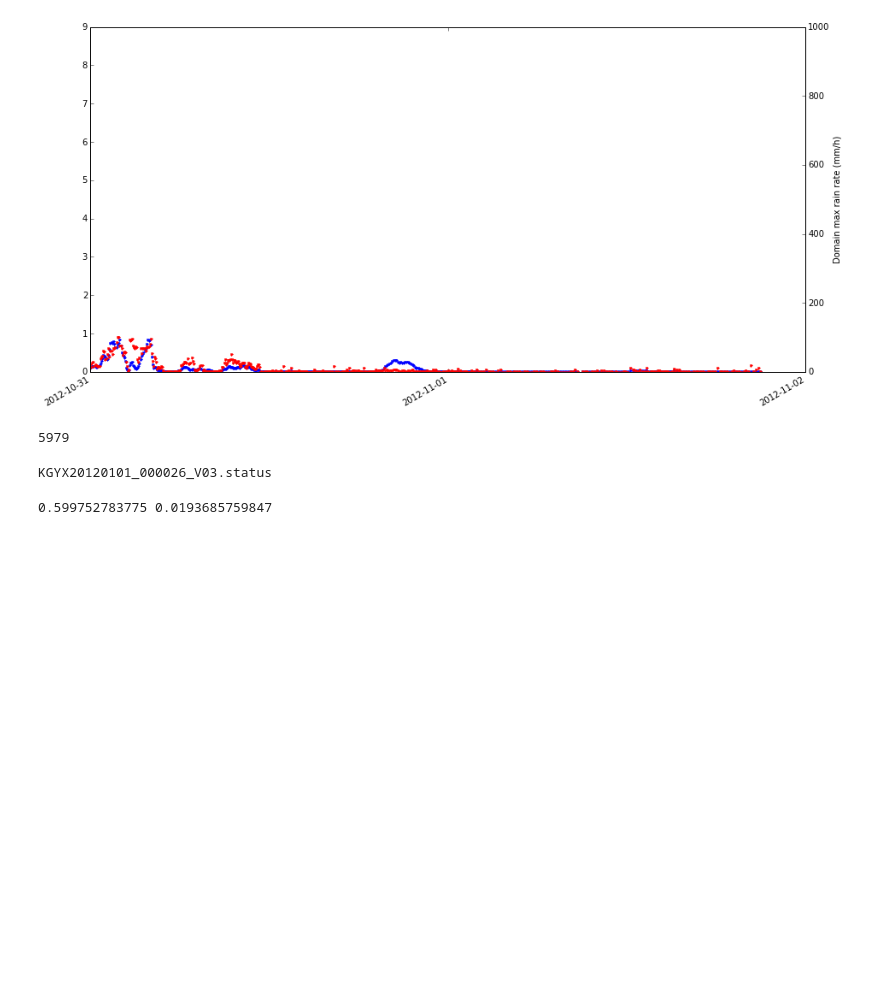
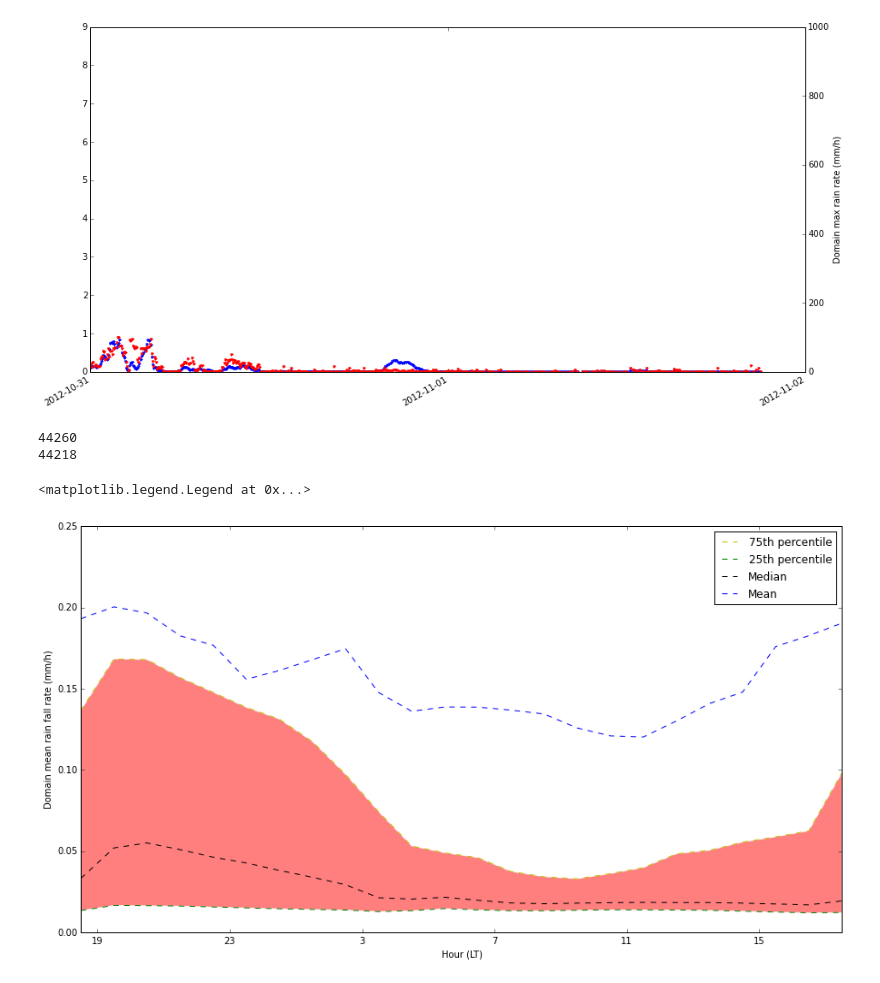
Before and after one commit to EVS-ATMOS/high_resolution_hydrology, a Jupyter notebook: notebooks/maine_2012_analysis.ipynb, the cells around one changed output. Cells and saved outputs as stored; diff of their text form; code cells hidden in the pictures; blank space fills up the shorter version.

```diff
--- a/notebooks/maine_2012_analysis.ipynb
+++ b/notebooks/maine_2012_analysis.ipynb
@@ -131,11 +133,3 @@ plt.xlim([mdates.date2num(datetime.datetime(2012,10,31)), mdates.date2num(dateti
 # %% [output]
 (734807.0, 734809.0)
 [figure]
-# %%
-print(len(all_files))
-# %% [output]
-5979
-# %%
-print(all_files[0])
-# %% [output]
-KGYX20120101_000026_V03.status
@@ -144,4 +136,6 @@ meg='KGYX20120223_020527_V030.599752783775 0.0193685759847'
-# %%
-print(meg[23::])
-# %% [output]
-0.599752783775 0.0193685759847
+# %%
+print(len(max_rf))
+print(len(mean_rf))
+# %% [output]
+44260
+44218
@@ -147,0 +177,26 @@ print(meg[23::])
+# %%
+monthly = np.array([a.mean() for a in boxed_means_months])
+monthly50 = np.array([np.percentile(a, 50) for a in boxed_means_months])
+monthly25 = np.array([np.percentile(a, 25) for a in boxed_means_months])
+monthly75 = np.array([np.percentile(a, 75) for a in boxed_means_months])
+hrly = np.array([a.mean() for a in boxed_means_hours])
+hrly50 = np.array([np.percentile(a, 50) for a in boxed_means_hours])
+hrly25 = np.array([np.percentile(a, 25) for a in boxed_means_hours])
+hrly75 = np.array([np.percentile(a, 75) for a in boxed_means_hours])
+# %%
+fig = plt.figure(figsize = [15,8])
+
+plt.fill_between(hours, hrly25, hrly75, color='w', facecolor = 'red', alpha = 0.5)
+plt.plot(hours, hrly75, 'y--', label = '75th percentile')
+plt.plot(hours, hrly25, 'g--', label = '25th percentile')
+
+plt.plot(hours, hrly50, 'k--', label = 'Median')
+plt.plot(hours, hrly, 'b--', label = 'Mean')
+mty = plt.xticks(hours[::4]+.5, lts[::4])
+plt.xlim([0,23])
+plt.xlabel('Hour (LT)')
+plt.ylabel('Domain mean rain fall rate (mm/h)')
+plt.legend()
+# %% [output]
+<matplotlib.legend.Legend at 0x...>
+[figure, added]
```
Also changed, not shown: parts of 25 cells of this notebook, 2 other files.
